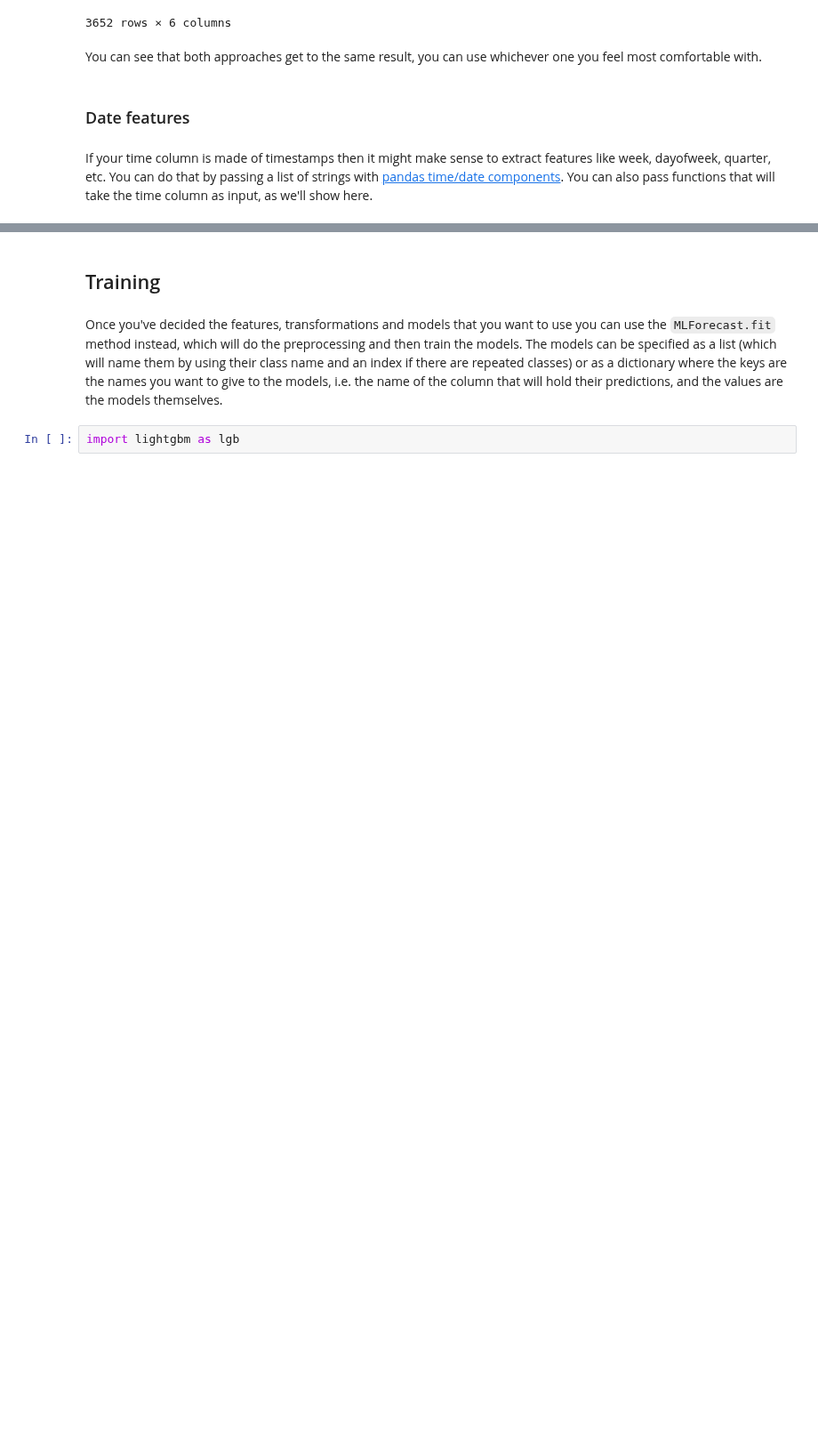
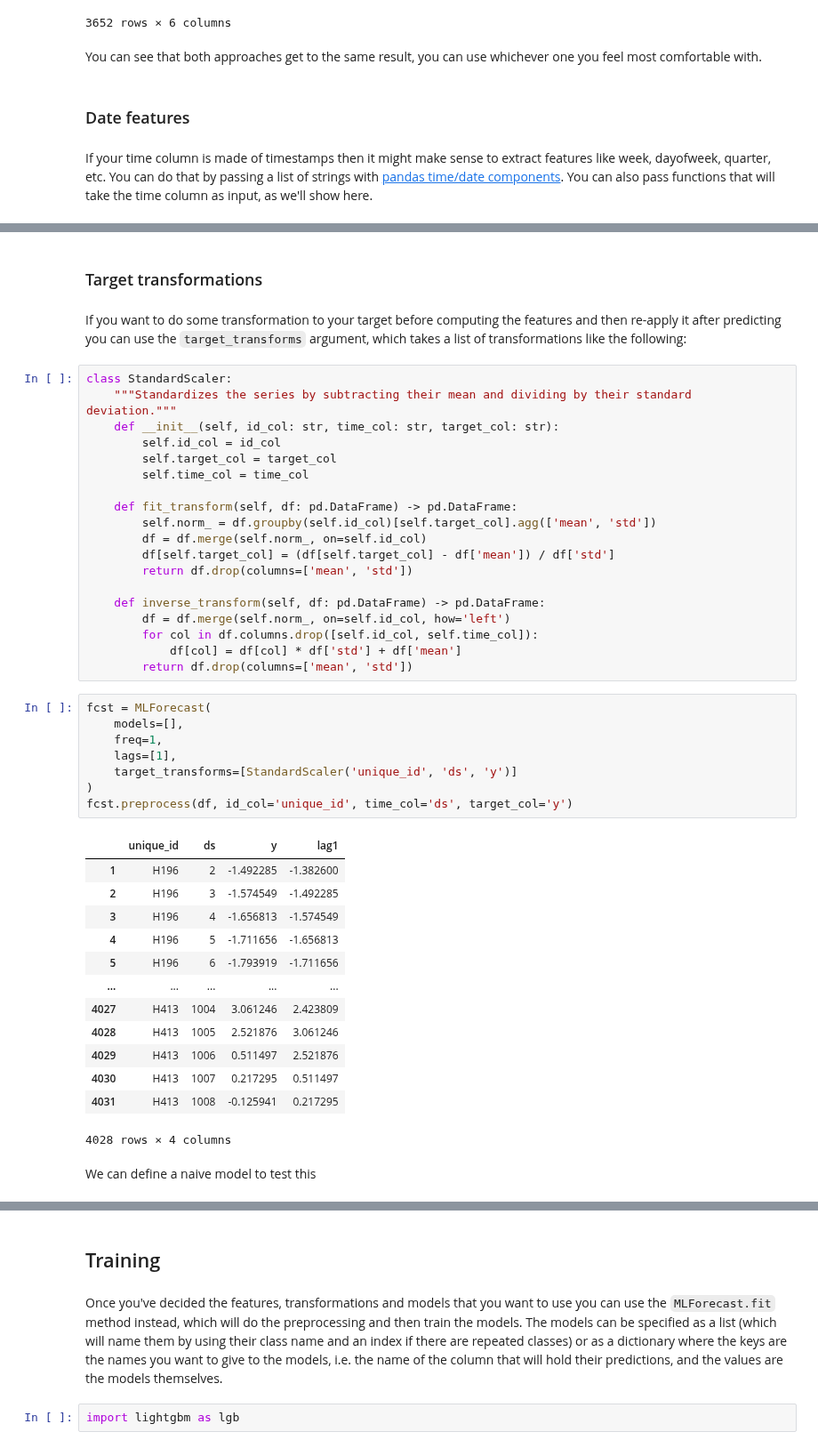
Before and after one commit to Nixtla/mlforecast, a Jupyter notebook: nbs/docs/end_to_end_walkthrough.ipynb, the cells around one changed output, grey strips where cells are left out. Shown at 89% size. Cells and saved outputs as stored; diff of their text form; blank space fills up the shorter version.

Commit message:
add target_transforms

```diff
--- a/nbs/docs/end_to_end_walkthrough.ipynb
+++ b/nbs/docs/end_to_end_walkthrough.ipynb
@@ -200,3 +196,50 @@ prep
 | 4030 | H413 | 1007 | 3.0 | 23 |
 | 4031 | H413 | 1008 | 4.0 | 0 |
 3936 rows × 4 columns
+# %% [markdown]
+### Target transformations
+# %% [markdown]
+If you want to do some transformation to your target before computing the features and then re-apply it after predicting you can use the `target_transforms` argument, which takes a list of transformations like the following:
+# %%
+class StandardScaler:
+    """Standardizes the series by subtracting their mean and dividing by their standard deviation."""
+    def __init__(self, id_col: str, time_col: str, target_col: str):
+        self.id_col = id_col
+        self.target_col = target_col
+        self.time_col = time_col
+
+    def fit_transform(self, df: pd.DataFrame) -> pd.DataFrame:
+        self.norm_ = df.groupby(self.id_col)[self.target_col].agg(['mean', 'std'])
+        df = df.merge(self.norm_, on=self.id_col)
+        df[self.target_col] = (df[self.target_col] - df['mean']) / df['std']
+        return df.drop(columns=['mean', 'std'])
+
+    def inverse_transform(self, df: pd.DataFrame) -> pd.DataFrame:
+        df = df.merge(self.norm_, on=self.id_col, how='left')
+        for col in df.columns.drop([self.id_col, self.time_col]):
+            df[col] = df[col] * df['std'] + df['mean']
+        return df.drop(columns=['mean', 'std'])
+# %%
+fcst = MLForecast(
+    models=[],
+    freq=1,
+    lags=[1],
+    target_transforms=[StandardScaler('unique_id', 'ds', 'y')]
+)
+fcst.preprocess(df, id_col='unique_id', time_col='ds', target_col='y')
+# %% [output]
+|  | unique_id | ds | y | lag1 |
+| 1 | H196 | 2 | -1.492285 | -1.382600 |
+| 2 | H196 | 3 | -1.574549 | -1.492285 |
+| 3 | H196 | 4 | -1.656813 | -1.574549 |
+| 4 | H196 | 5 | -1.711656 | -1.656813 |
+| 5 | H196 | 6 | -1.793919 | -1.711656 |
+| ... | ... | ... | ... | ... |
+| 4027 | H413 | 1004 | 3.061246 | 2.423809 |
+| 4028 | H413 | 1005 | 2.521876 | 3.061246 |
+| 4029 | H413 | 1006 | 0.511497 | 2.521876 |
+| 4030 | H413 | 1007 | 0.217295 | 0.511497 |
+| 4031 | H413 | 1008 | -0.125941 | 0.217295 |
+4028 rows × 4 columns
+# %% [markdown]
+We can define a naive model to test this
```
Also changed, not shown: parts of 22 cells of this notebook, 10 other files.
